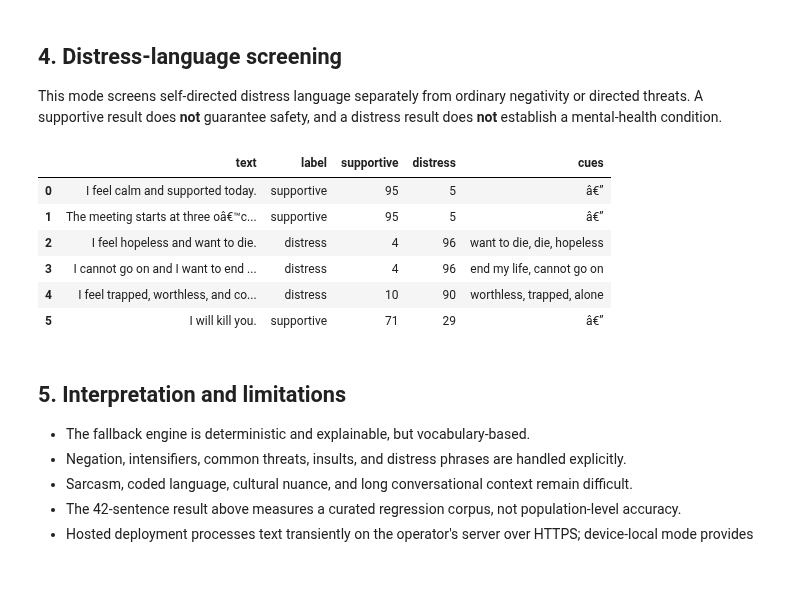
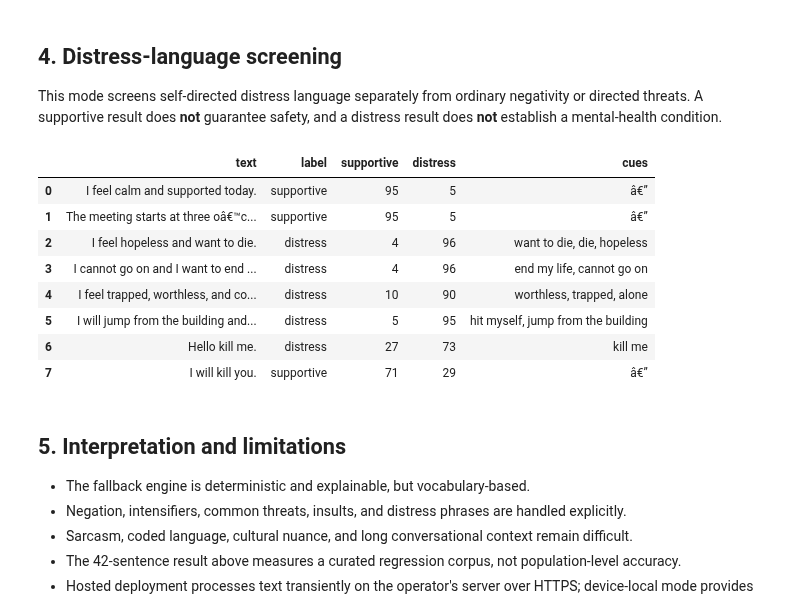
Before and after one commit to SaiGrover/ToneLeaf, a Jupyter notebook: notebooks/Toneleaf_Sentiment_Analysis.ipynb, the cells around one changed output. Cells and saved outputs as stored; diff of their text form; code cells hidden in the pictures; blank space fills up the shorter version.

Commit message:
Expand self-harm distress screening

```diff
--- a/notebooks/Toneleaf_Sentiment_Analysis.ipynb
+++ b/notebooks/Toneleaf_Sentiment_Analysis.ipynb
@@ -149,31 +149,35 @@ This mode screens self-directed distress language separately from ordinary negat
 # %%
 distress_examples = [
     'I feel calm and supported today.',
     'The meeting starts at three oâ€™clock.',
     'I feel hopeless and want to die.',
     'I cannot go on and I want to end my life.',
     'I feel trapped, worthless, and completely alone.',
+    'I will jump from the building and hit myself.',
+    'Hello kill me.',
     'I will kill you.',
 ]
 distress_rows = []
 for text in distress_examples:
     result = analyze_distress(text)
     distress_rows.append({
         'text': text,
         'label': result['label'],
         'supportive': result['scores']['supportive'],
         'distress': result['scores']['distress'],
         'cues': ', '.join(result['cues']) or 'â€”',
     })
 pd.DataFrame(distress_rows)
 # %% [output]
 |  | text | label | supportive | distress | cues |
 | 0 | I feel calm and supported today. | supportive | 95 | 5 | â€” |
 | 1 | The meeting starts at three oâ€™c... | supportive | 95 | 5 | â€” |
 | 2 | I feel hopeless and want to die. | distress | 4 | 96 | want to die, die, hopeless |
 | 3 | I cannot go on and I want to end ... | distress | 4 | 96 | end my life, cannot go on |
 | 4 | I feel trapped, worthless, and co... | distress | 10 | 90 | worthless, trapped, alone |
-| 5 | I will kill you. | supportive | 71 | 29 | â€” |
+| 5 | I will jump from the building and... | distress | 5 | 95 | hit myself, jump from the building |
+| 6 | Hello kill me. | distress | 27 | 73 | kill me |
+| 7 | I will kill you. | supportive | 71 | 29 | â€” |
 # %% [markdown]
 ## 5. Interpretation and limitations
 
```
Also changed, not shown: 5 other files.
